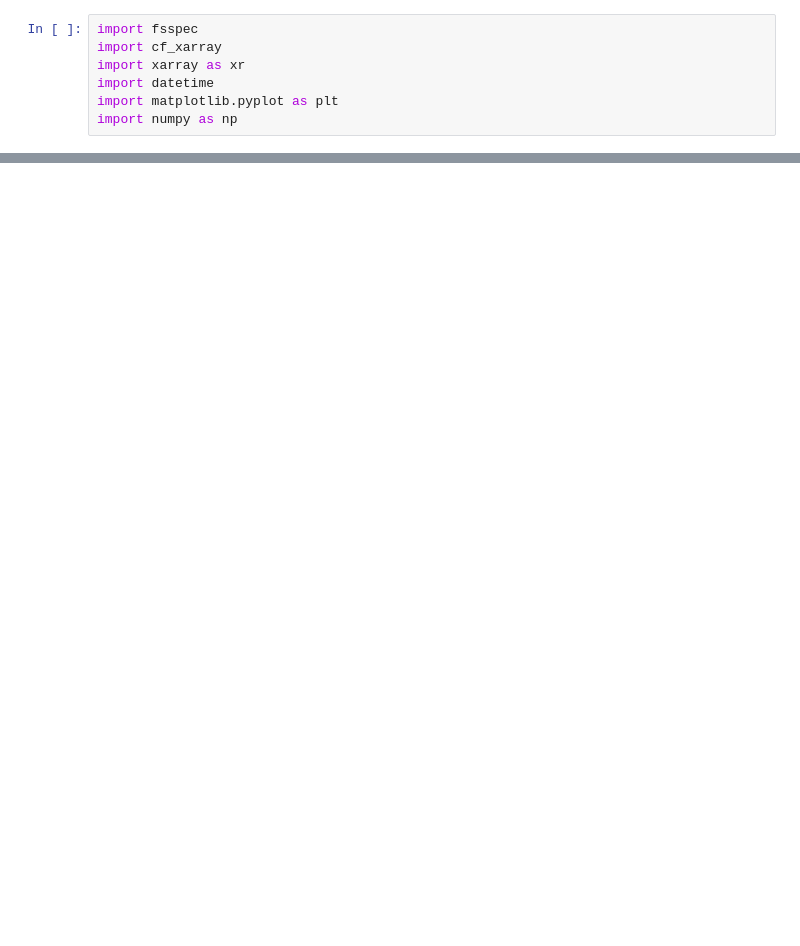
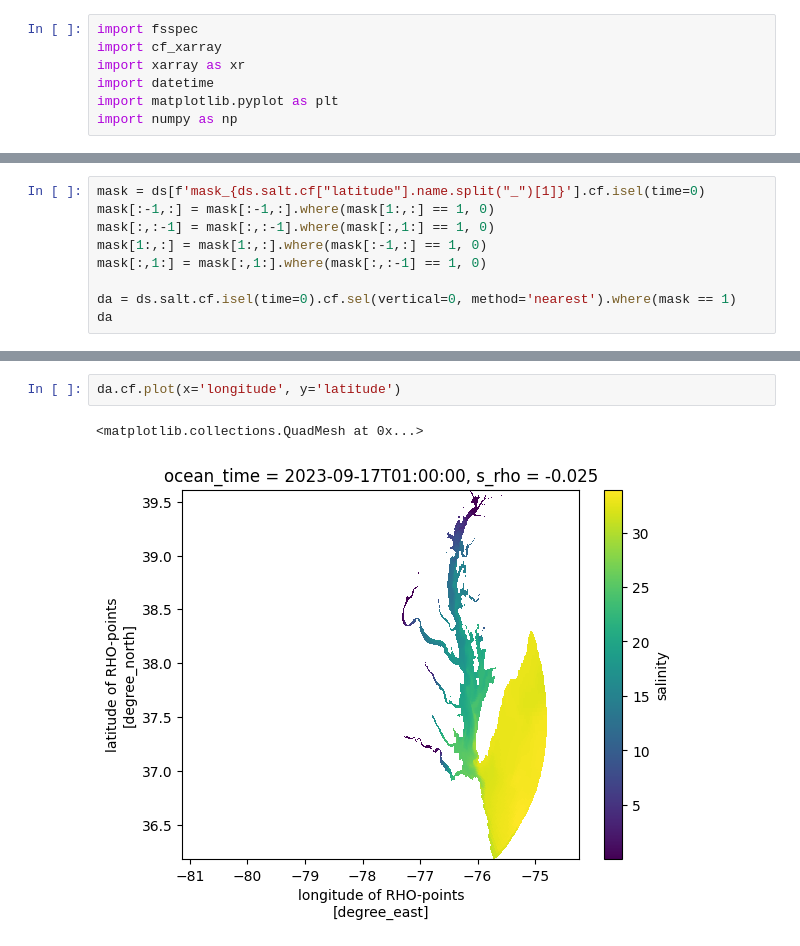
Before and after one commit to mpiannucci/ocean-notebooks, a Jupyter notebook: cbofs_best.ipynb, the cells around one changed output, grey strips where cells are left out. Saved outputs shown, nothing was run; the diff lists cells and outputs as text; blank space fills up the shorter version.

```diff
--- a/cbofs_best.ipynb
+++ b/cbofs_best.ipynb
@@ -56,0 +34,9 @@ plt.colorbar()
+# %%
+mask = ds[f'mask_{ds.salt.cf["latitude"].name.split("_")[1]}'].cf.isel(time=0)
+mask[:-1,:] = mask[:-1,:].where(mask[1:,:] == 1, 0)
+mask[:,:-1] = mask[:,:-1].where(mask[:,1:] == 1, 0)
+mask[1:,:] = mask[1:,:].where(mask[:-1,:] == 1, 0)
+mask[:,1:] = mask[:,1:].where(mask[:,:-1] == 1, 0)
+
+da = ds.salt.cf.isel(time=0).cf.sel(vertical=0, method='nearest').where(mask == 1)
+da
@@ -56,0 +95,5 @@ plt.colorbar()
+# %%
+da.cf.plot(x='longitude', y='latitude')
+# %% [output]
+<matplotlib.collections.QuadMesh at 0x...>
+[figure, added]
```
Also changed, not shown: parts of 3 cells of this notebook.
